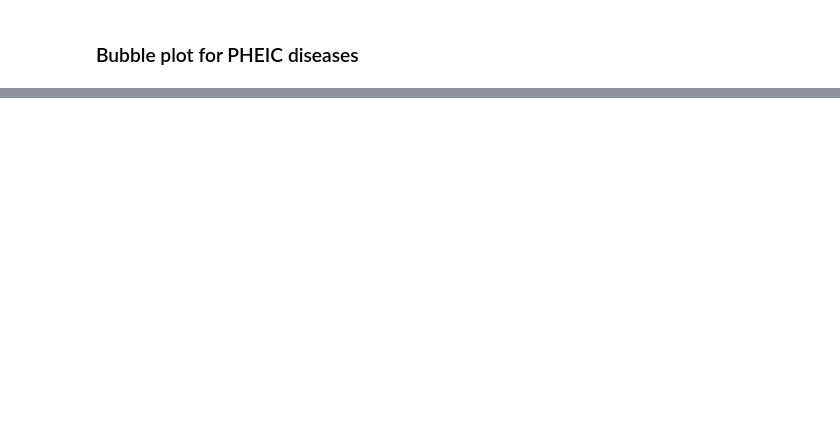
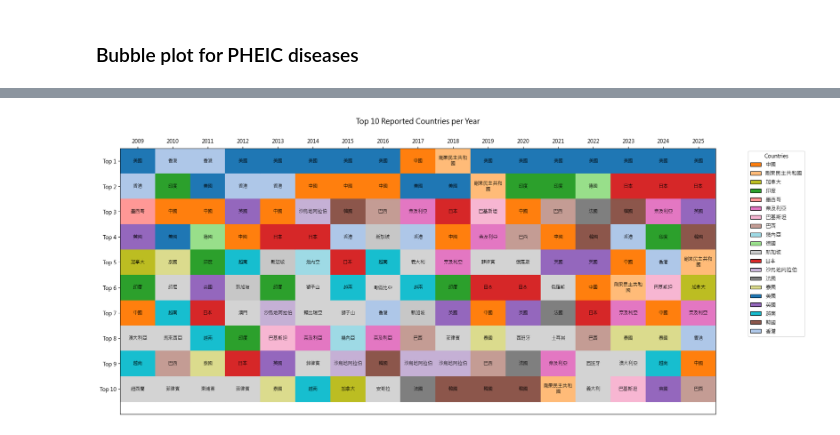
Before and after one commit to haokaitseng/cdc_eic_daily_news, a Jupyter notebook: 00_data_cleaning.ipynb, the cells around one changed output, grey strips where cells are left out. Saved outputs shown, nothing was run; the diff lists cells and outputs as text; code cells hidden in the pictures; blank space fills up the shorter version.

```diff
--- a/00_data_cleaning.ipynb
+++ b/00_data_cleaning.ipynb
@@ -753,0 +824,82 @@ plt.show()
+# %%
+import matplotlib.pyplot as plt
+import pandas as pd
+from matplotlib.patches import Patch
+import textwrap
+
+n_top_countries = 10
+
+# 🟢 Prepare data
+df_plot = df.copy()
+df_plot['year'] = pd.to_datetime(df_plot['date']).dt.year
+
+df_counts = (
+    df_plot
+    .groupby(['year', 'country_name_zh'])
+    .size()
+    .reset_index(name='count')
+)
+
+top_countries_per_year = (
+    df_counts
+    .sort_values(['year', 'count'], ascending=[True, False])
+    .groupby('year')
+    .head(n_top_countries)
+)
+
+# 🟢 Reshape for plotting
+ranked = (
+    top_countries_per_year
+    .sort_values(['year', 'count'], ascending=[True, False])
+    .groupby('year')['country_name_zh']
+    .apply(list)
+    .reset_index()
+)
+
+years = ranked['year'].tolist()
+country_table = pd.DataFrame(
+    [r + [None] * (n_top_countries - len(r)) for r in ranked['country_name_zh']],
+    index=years
+).T
+
+# 🟢 Assign unique colors
+all_countries = pd.unique(country_table.values.ravel())
+color_map = dict(zip(all_countries, plt.cm.tab20.colors[:len(all_countries)]))
+
+# 🟢 Plot
+fig, ax = plt.subplots(figsize=(len(years) * 1.1, 8))
+ax.set_xlim(0, len(years))
+ax.set_ylim(-0.5, n_top_countries)
+
+# Draw cells
+for col, year in enumerate(years):
+    for row in range(n_top_countries):
+        country = country_table.iloc[row, col]
+        color = color_map.get(country, 'lightgray')
+        ax.add_patch(plt.Rectangle((col, n_top_countries - 1 - row), 1, 1, color=color, edgecolor='black'))
+        wrapped = "\n".join(textwrap.wrap(country, width=6)) if country else ''
+        ax.text(col + 0.5, n_top_countries - 1 - row + 0.5, wrapped,
+                ha='center', va='center', fontsize=9, color='black')
+
+# Top X-axis for years
+ax.set_xticks([i + 0.5 for i in range(len(years))])
+ax.set_xticklabels([str(year) for year in years], rotation=0, fontsize=10)
+ax.xaxis.set_label_position('top')
+ax.xaxis.tick_top()
+
+# Left Y-axis for rankings
+ax.set_yticks([i + 0.5 for i in range(n_top_countries)])
+ax.set_yticklabels([f"Top {i+1}" for i in range(n_top_countries)][::-1], fontsize=10)
+
+# Legend
+legend_elements = [
+    Patch(facecolor=color_map[c], edgecolor='black', label=c)
+    for c in sorted(color_map) if c is not None
+]
+plt.legend(handles=legend_elements, bbox_to_anchor=(1.05, 1), loc='upper left', title="Countries")
+
+plt.title(f"Top {n_top_countries} Reported Countries per Year", fontsize=14, y=1.08)
+plt.tight_layout()
+plt.show()
+# %% [output]
+[figure, added]
```
Also changed, not shown: parts of 16 cells of this notebook.
